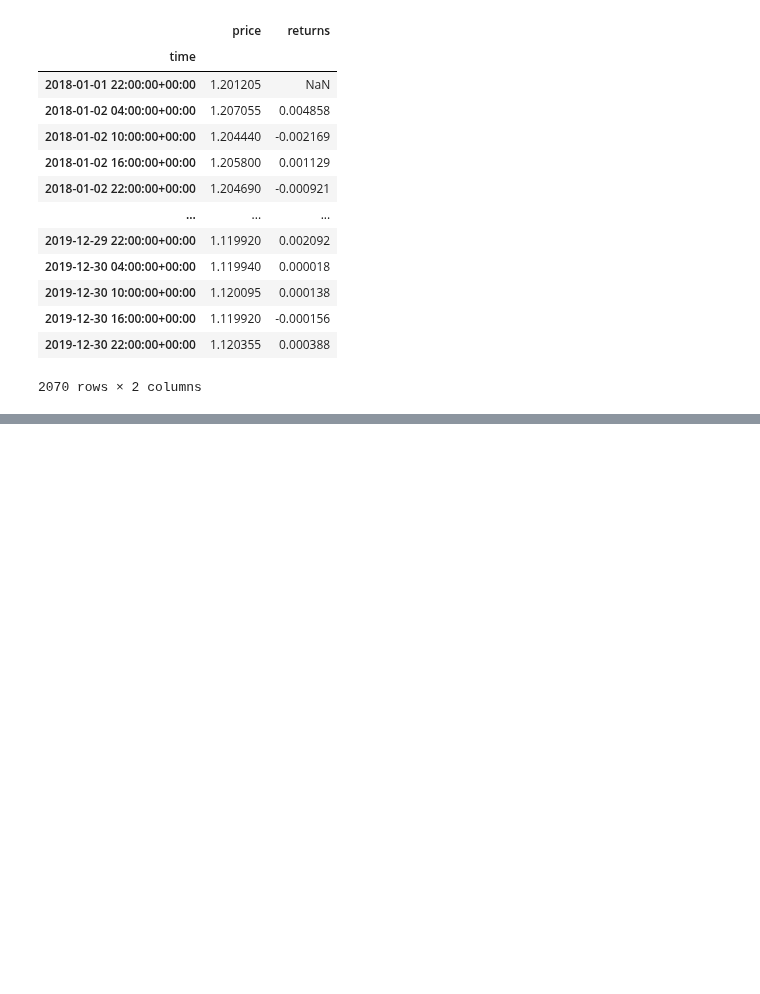
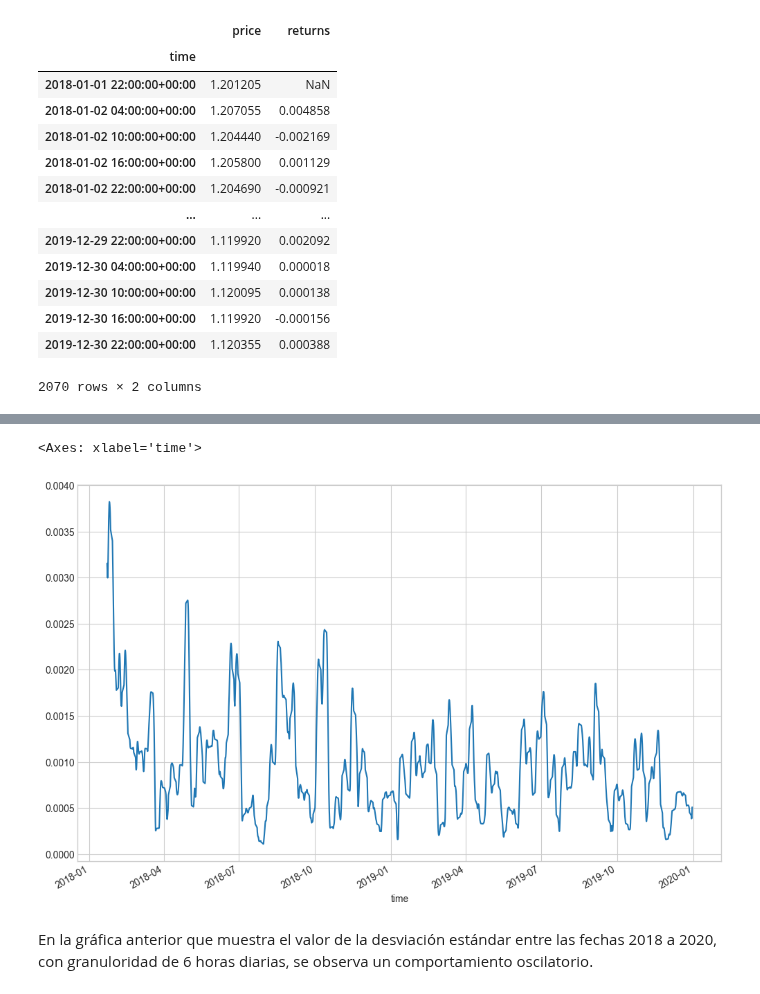
Before and after one commit to mario812/algo-trading-env, a Jupyter notebook: 3.3.2_6-getting_data.ipynb, the cells around one changed output, grey strips where cells are left out. Cells and saved outputs as stored; diff of their text form; code cells hidden in the pictures; blank space fills up the shorter version.

```diff
--- a/3.3.2_6-getting_data.ipynb
+++ b/3.3.2_6-getting_data.ipynb
@@ -66,0 +111,8 @@ data
+# %%
+ # visualizar la desviación estándar
+data["price"].rolling(SMA).std().rolling(SMA).std().plot(figsize = (12, 8))
+# %% [output]
+<Axes: xlabel='time'>
+[figure, added]
+# %% [markdown]
+En la gráfica anterior que muestra el valor de la desviación estándar entre las fechas 2018 a 2020, con granuloridad de 6 horas diarias, se observa un comportamiento oscilatorio.
```
Also changed, not shown: parts of 14 cells of this notebook.
